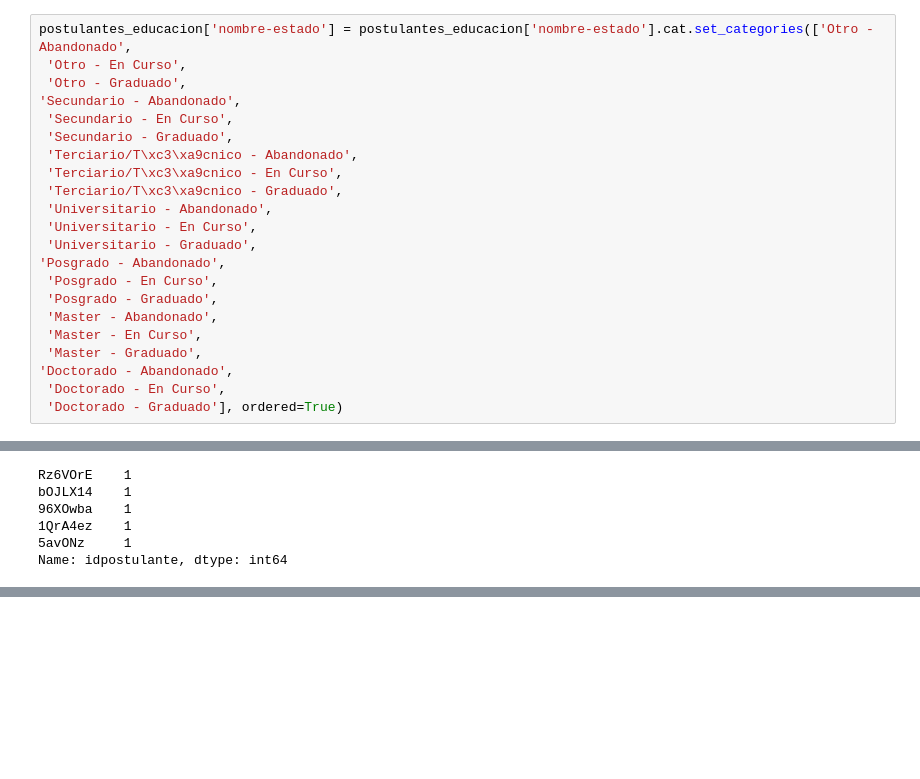
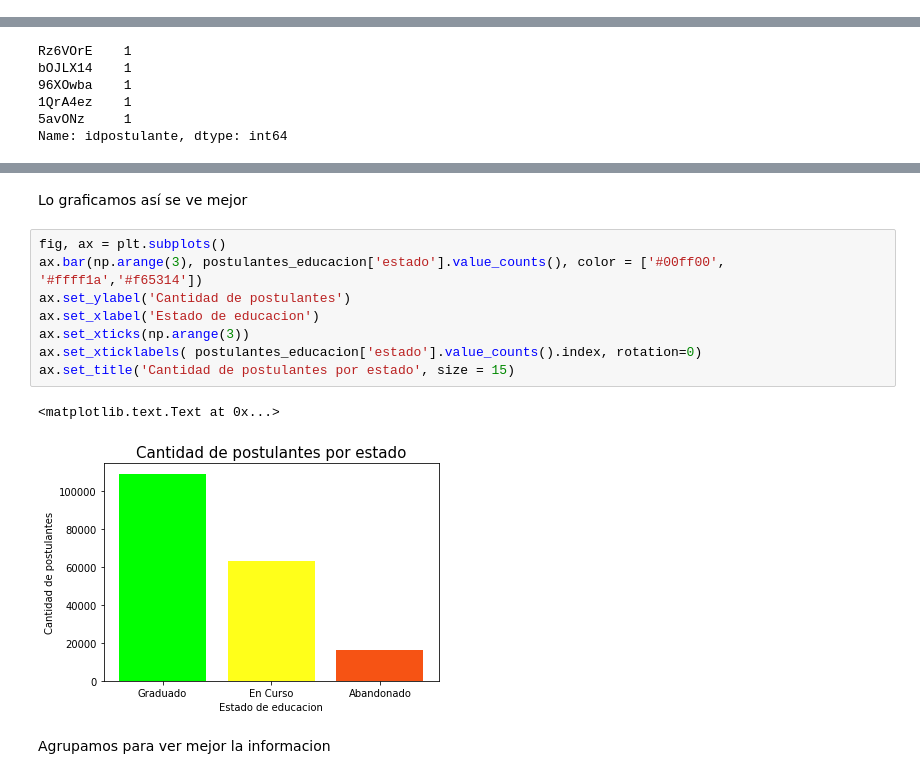
Before and after one commit to LuuPesado/TPsDatos_1C2018, a Jupyter notebook: Desarrollo_TP1.ipynb, the cells around one changed output, grey strips where cells are left out. Cells and saved outputs as stored; diff of their text form; blank space fills up the shorter version.

```diff
--- a/Desarrollo_TP1.ipynb
+++ b/Desarrollo_TP1.ipynb
@@ -124,22 +133,0 @@ postulantes_educacion['nombre-estado'] = postulantes_educacion['nombre-estado'].
-# %%
-postulantes_educacion['nombre-estado'] = postulantes_educacion['nombre-estado'].cat.set_categories(['Otro - Abandonado',
- 'Otro - En Curso',
- 'Otro - Graduado',
-'Secundario - Abandonado',
- 'Secundario - En Curso',
- 'Secundario - Graduado',
- 'Terciario/T\xc3\xa9cnico - Abandonado',
- 'Terciario/T\xc3\xa9cnico - En Curso',
- 'Terciario/T\xc3\xa9cnico - Graduado',
- 'Universitario - Abandonado',
- 'Universitario - En Curso',
- 'Universitario - Graduado',
-'Posgrado - Abandonado',
- 'Posgrado - En Curso',
- 'Posgrado - Graduado',
- 'Master - Abandonado',
- 'Master - En Curso',
- 'Master - Graduado',
-'Doctorado - Abandonado',
- 'Doctorado - En Curso',
- 'Doctorado - Graduado'], ordered=True)
@@ -183,3 +180,18 @@ grafico_nivel_educativo = postulantes_educacion['nombre-estado'].value_counts().
+# %% [markdown]
+Lo graficamos así se ve mejor
+# %%
+fig, ax = plt.subplots()
+ax.bar(np.arange(3), postulantes_educacion['estado'].value_counts(), color = ['#00ff00', '#ffff1a','#f65314'])
+ax.set_ylabel('Cantidad de postulantes')
+ax.set_xlabel('Estado de educacion')
+ax.set_xticks(np.arange(3))
+ax.set_xticklabels( postulantes_educacion['estado'].value_counts().index, rotation=0)
+ax.set_title('Cantidad de postulantes por estado', size = 15)
+# %% [output]
+<matplotlib.text.Text at 0x...>
+[figure, added]
+# %% [markdown]
+Agrupamos para ver mejor la informacion
 # %%
 postulantes_nombre = postulantes_educacion.groupby(['estado', 'nombre'])['idpostulante'].count()
 postulantes_nombre
```
Also changed, not shown: parts of 26 cells of this notebook.
